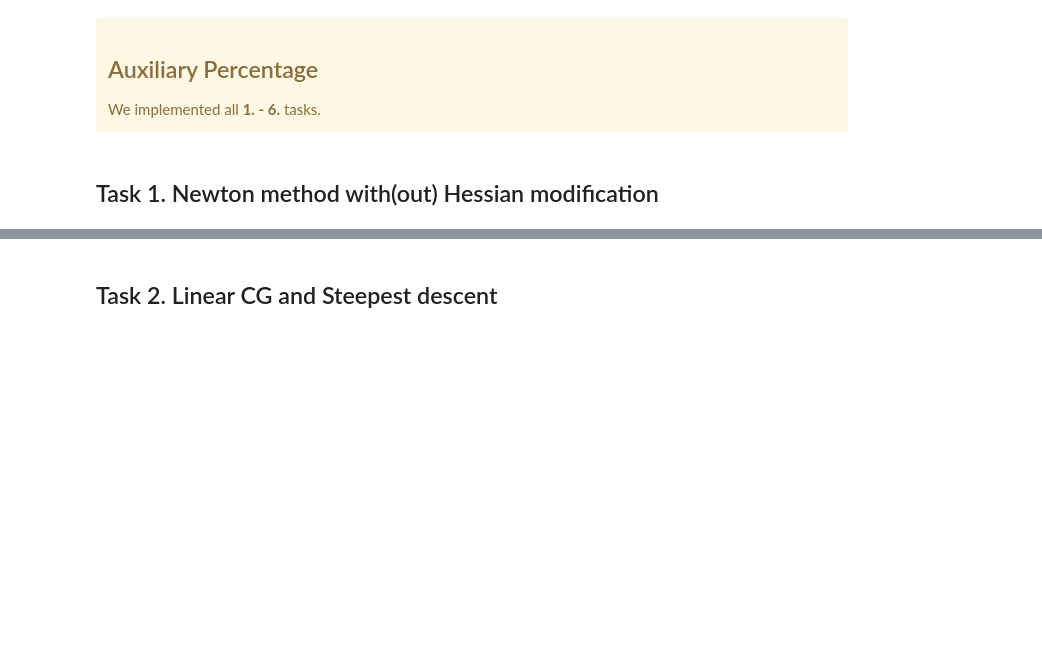
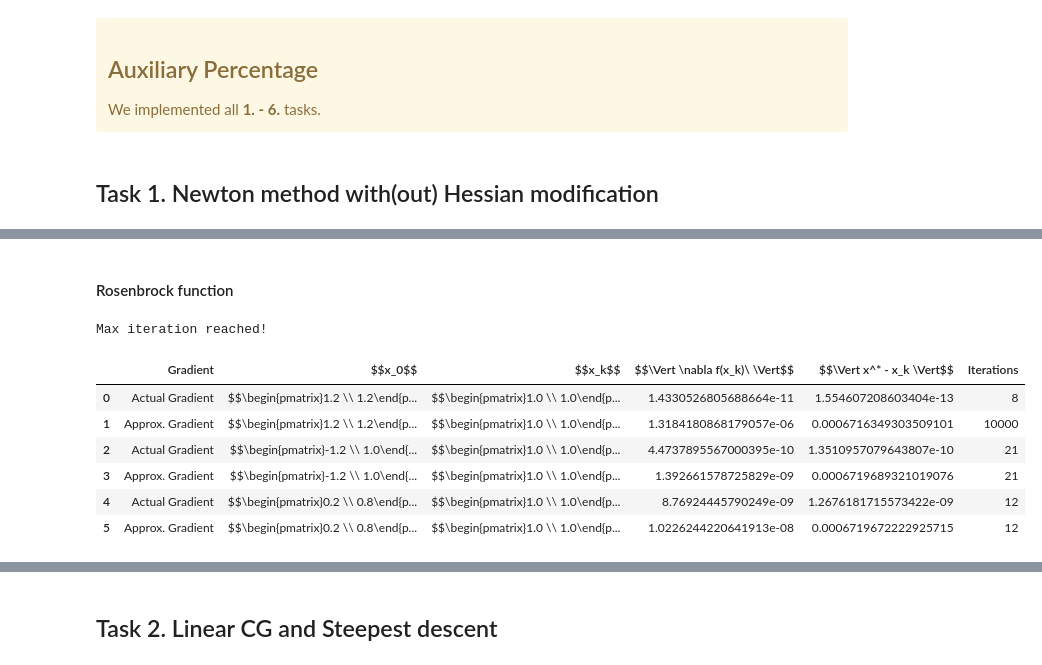
Before and after one commit to pilzpascal/ss23_Numerical_Optimisation, a Jupyter notebook: 1/Phase 2/phase2.ipynb, the cells around one changed output, grey strips where cells are left out. Saved outputs shown, nothing was run; the diff lists cells and outputs as text; code cells hidden in the pictures; blank space fills up the shorter version.

```diff
--- a/1/Phase 2/phase2.ipynb
+++ b/1/Phase 2/phase2.ipynb
@@ -85,0 +59,13 @@ distance to true endpoint: .. 1.583708191303926e-06
+# %% [markdown]
+#### Rosenbrock function
+# %%
+perform_nm(functions['function_1'], start_points['function_1'], sol_points['function_1'], eig_val_mod)
+# %% [output]
+Max iteration reached!
+|  | Gradient | $$x_0$$ | $$x_k$$ | $$\Vert \nabla f(x_k)\ \Vert$$ | $$\Vert x^* - x_k \Vert$$ | Iterations |
+| 0 | Actual Gradient | $$\begin{pmatrix}1.2 \\ 1.2\end{p... | $$\begin{pmatrix}1.0 \\ 1.0\end{p... | 1.4330526805688664e-11 | 1.554607208603404e-13 | 8 |
+| 1 | Approx. Gradient | $$\begin{pmatrix}1.2 \\ 1.2\end{p... | $$\begin{pmatrix}1.0 \\ 1.0\end{p... | 1.3184180868179057e-06 | 0.0006716349303509101 | 10000 |
+| 2 | Actual Gradient | $$\begin{pmatrix}-1.2 \\ 1.0\end{... | $$\begin{pmatrix}1.0 \\ 1.0\end{p... | 4.4737895567000395e-10 | 1.3510957079643807e-10 | 21 |
+| 3 | Approx. Gradient | $$\begin{pmatrix}-1.2 \\ 1.0\end{... | $$\begin{pmatrix}1.0 \\ 1.0\end{p... | 1.392661578725829e-09 | 0.0006719689321019076 | 21 |
+| 4 | Actual Gradient | $$\begin{pmatrix}0.2 \\ 0.8\end{p... | $$\begin{pmatrix}1.0 \\ 1.0\end{p... | 8.76924445790249e-09 | 1.2676181715573422e-09 | 12 |
+| 5 | Approx. Gradient | $$\begin{pmatrix}0.2 \\ 0.8\end{p... | $$\begin{pmatrix}1.0 \\ 1.0\end{p... | 1.0226244220641913e-08 | 0.0006719672222925715 | 12 |
```
Also changed, not shown: parts of 17 cells of this notebook.
